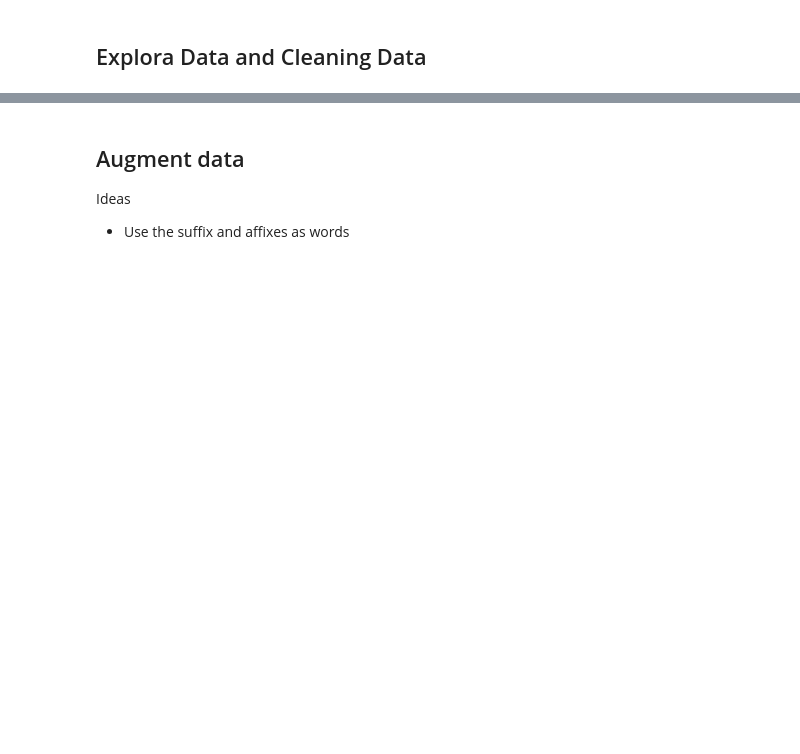
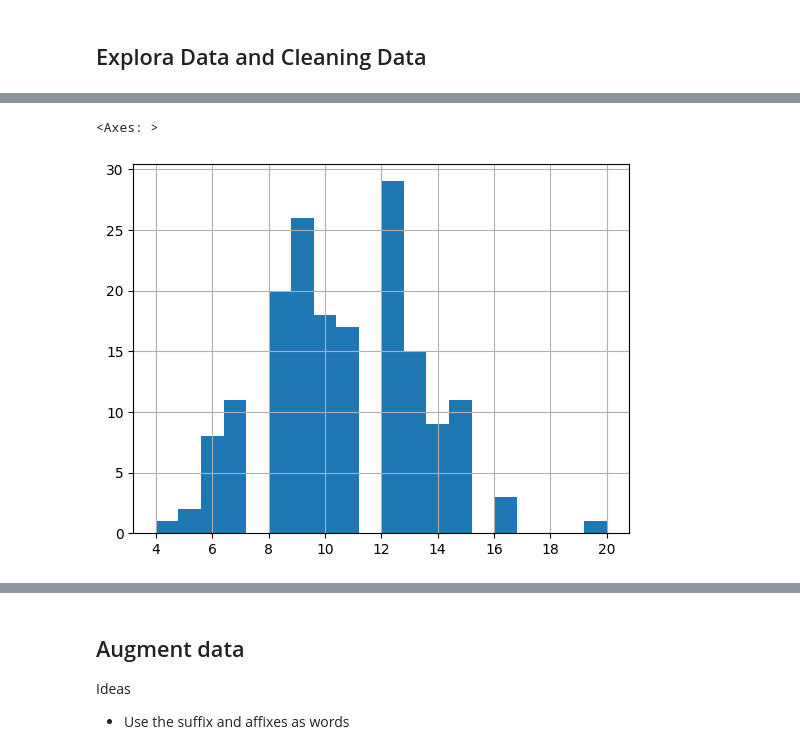
Before and after one commit to ZosoV/pretrained_rl_hangman, a Jupyter notebook: sandbox.ipynb, the cells around one changed output, grey strips where cells are left out. Drawn from its saved outputs; the diff is of its cells as text; code cells hidden in the pictures; blank space fills up the shorter version.

```diff
--- a/sandbox.ipynb
+++ b/sandbox.ipynb
@@ -245,3 +245,19 @@ New length of the dataframe:  208229
 [figure]
+# %%
+# Load data/practice_words.txt
+practice_words = []
+with open('data/practice_words.txt', 'r') as f:
+    for line in f:
+        practice_words.append(line.strip())
+
+# Load in a pandas dataframe
+df_practice = pd.DataFrame(practice_words, columns=['word'])
+
+# Plot the histogram of the length of the words
+df_practice['length'] = df_practice['word'].apply(len)
+df_practice['length'].hist(bins=20)
+# %% [output]
+<Axes: >
+[figure, added]
 # %%
 # Save the filtered words to a new file in ascending order
```
Also changed, not shown: parts of 25 cells of this notebook, 35 other files.
